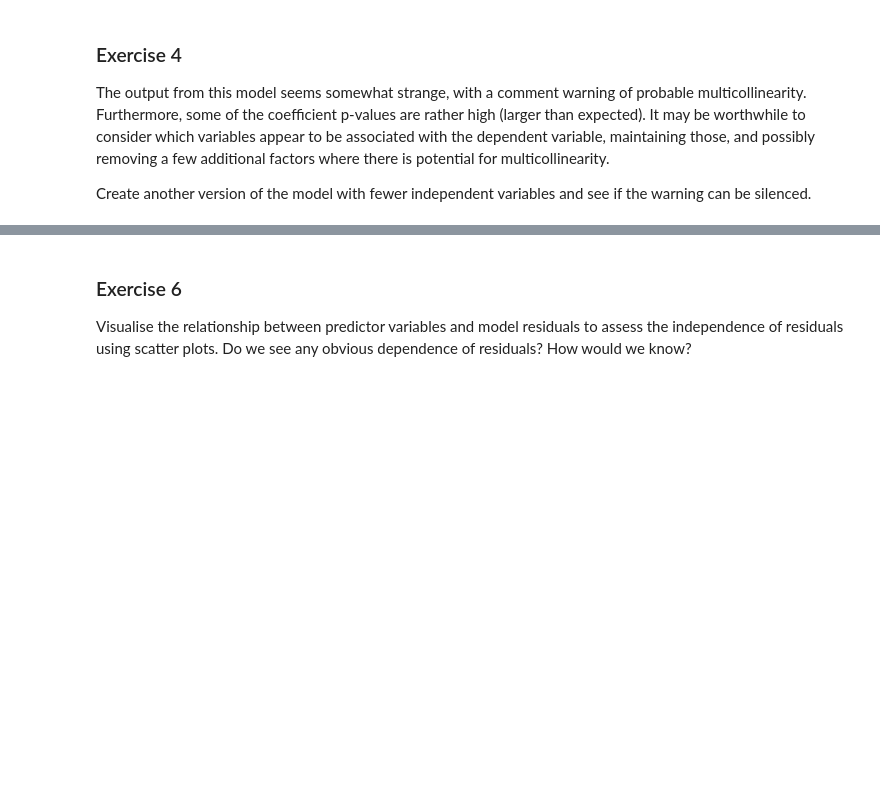
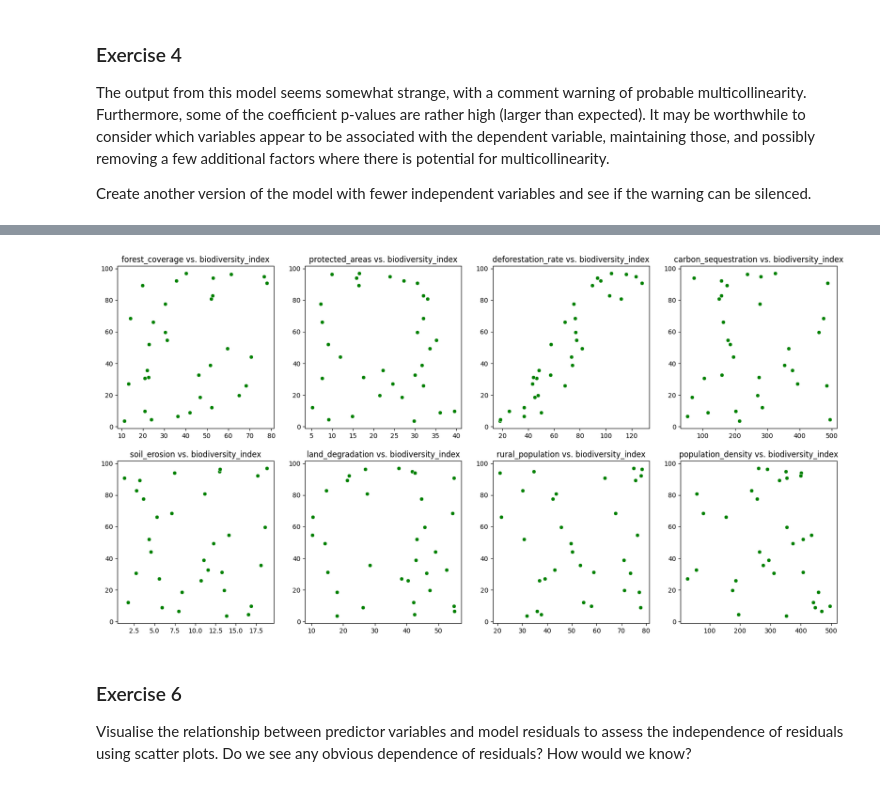
Before and after one commit to mut-rogers/Machine-Learning, a Jupyter notebook: Linear Regression/Multiple_linear_regression_Exercise.ipynb, the cells around one changed output, grey strips where cells are left out. Cells and saved outputs as stored; diff of their text form; code cells hidden in the pictures; blank space fills up the shorter version.

```diff
--- a/Linear Regression/Multiple_linear_regression_Exercise.ipynb
+++ b/Linear Regression/Multiple_linear_regression_Exercise.ipynb
@@ -91,2 +147,17 @@ dependent_var = 'biodiversity_index'
 # %%
 # insert code here
+
+# Extracting the predictors
+independent_variables = list(environmental_indicators.drop(columns=["biodiversity_index"]).columns)
+
+# Extracting the response variable
+dependent_variable = "biodiversity_index"
+
+# Fitting the model
+formular_str = dependent_variable + " ~ " + "+".join(independent_variables)
+
+model = smf.ols(formular_str, environmental_indicators)
+
+fitted_model = model.fit()
+
+print(fitted_model.summary())
@@ -109,5 +233,18 @@ What can we conclude from the charts? Are there any linear relationships visible
 # %%
 # insert code here
+
+# Checking Linearity between independent variable and the dependent varialbe (biodiversity index)
+# Using scatter plots
+fig, ax = plt.subplots(2, 4, figsize=(20, 10))
+ax = ax.flatten()
+
+for index, variable in enumerate(independent_variables):
+    sns.scatterplot(x=environmental_indicators[variable], y=environmental_indicators[dependent_variable], color="green", ax=ax[index])
+    ax[index].set_title(f"{variable} vs. {dependent_variable}")
+    ax[index].set_ylabel("")
+    ax[index].set_xlabel("")
+# %% [output]
+[figure, added]
 # %% [markdown]
 ### Exercise 6
 Visualise the relationship between predictor variables and model residuals to assess the independence of residuals using scatter plots. Do we see any obvious dependence of residuals? How would we know?
```
Also changed, not shown: parts of 23 cells of this notebook, 3 other files.
